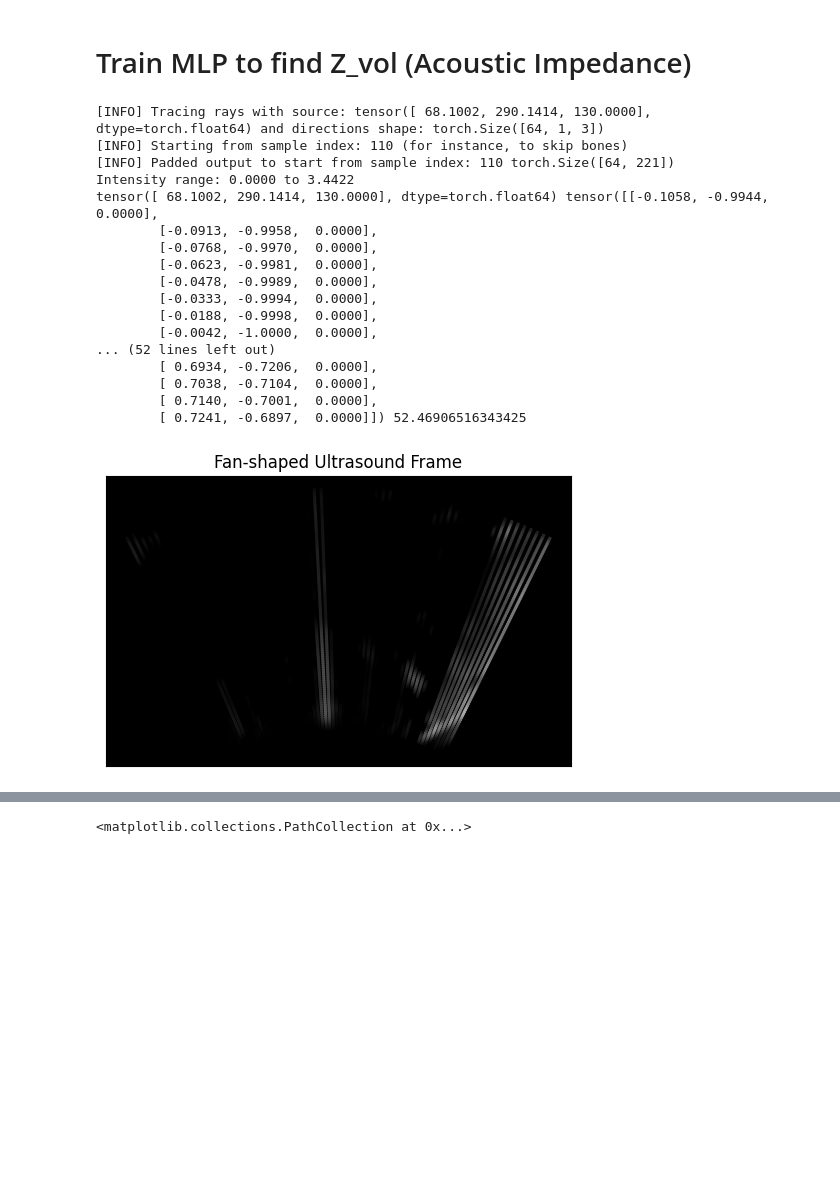
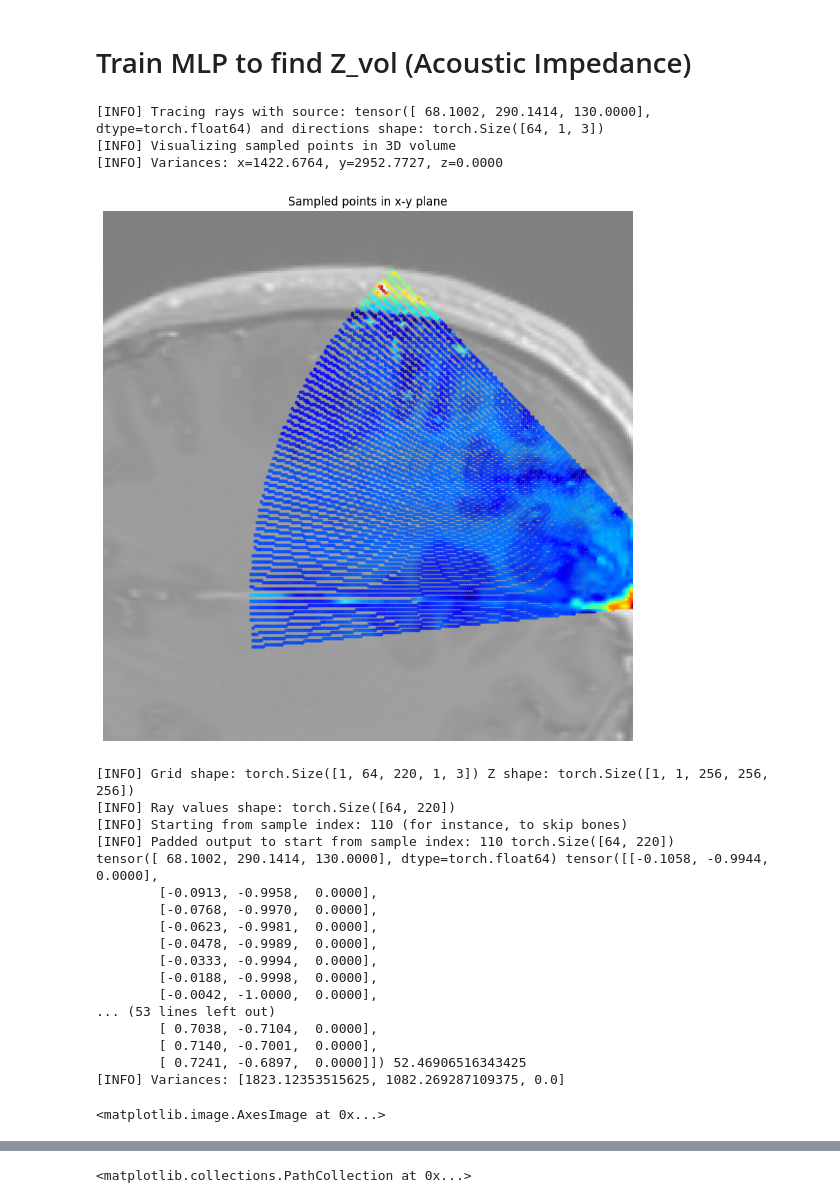
Before and after one commit to gduguey/DiffUS, a Jupyter notebook: notebooks/[DEMO] Train MRI to Impedance MLP.ipynb, the cells around one changed output, grey strips where cells are left out. Drawn from its saved outputs; the diff is of its cells as text; code cells hidden in the pictures; blank space fills up the shorter version.

```diff
--- a/notebooks/[DEMO] Train MRI to Impedance MLP.ipynb
+++ b/notebooks/[DEMO] Train MRI to Impedance MLP.ipynb
@@ -180,22 +157,24 @@ plt.show()
 # %%
 # Let's check the RENDERER
 UR = UltrasoundRenderer(250, 0.0001)
-x,z,intensities = UR.plot_beam_frame(
-    torch.tensor(T1_vol),
-    source=source,
-    directions=directions,
+directions = generate_cone_directions(direction_mri_world, opening_angle, n_rays=100)
+
+x,y,z,intensities = UR.plot_beam_frame(
+    torch.tensor(Z_vol),
+    source=torch.tensor([290.14141648,68.10015069,130.]),
+    directions=torch.tensor(directions[:,[1,0,2]]),
     angle=np.degrees(opening_angle)/2,
     start=d1,
     plot=False
 )
 
-x_rot, z_rot = rotate_around_apex(x,
-                                  z,
-                                  apex=apex_mri_world[:2],
-                                  median=[-0.3,-0.9])
-final_image = differentiable_splat(torch.tensor(x_rot),
-                                   torch.tensor(z_rot),
-                                   torch.tensor(intensities), H=256, W=256, sigma=0.5)
+final_image = differentiable_splat(x,
+                                   y,
+                                   z,
+                                   intensities,
+                                   H=256,
+                                   W=256,
+                                   sigma=0.5)
 
 fig, axs = plt.subplots(1, 3, figsize=(12, 6))
 
@@ -209,8 +188,9 @@ axs[1].imshow(mask_segment_us, cmap='Reds', alpha=0.3, origin='lower')
 axs[1].set_title("US slice with cone segment overlay")
 axs[1].axis('off')
 
-axs[2].imshow(final_image, cmap='gray', origin='lower', vmin=-0.002)
+axs[2].imshow(final_image.T, cmap='gray', origin='lower')
 axs[2].set_title("Sampeld Ultrasound Image")
+axs[2].axis('off')
 
 plt.title("Rendered Ultrasound Image")
 # %% [output]
@@ -396,48 +263,61 @@ def generate_cone_directions(direction_mri_world, opening_angle, n_rays):
     Generate a fan of directions centered on direction_mri_world,
     spanning opening_angle (in radians), in the (x, y) plane (z=0).
     Returns: (n_rays, 3) tensor
     """
     # Normalize the median direction
     d = np.array(direction_mri_world[:2])
     d = d / np.linalg.norm(d)
     # Orthogonal vector in-plane
     ortho = np.array([-d[1], d[0]])
     # Angles from -half to +half opening
     angles = np.linspace(-opening_angle/2, opening_angle/2, n_rays)
     directions = []
     for a in angles:
         v = np.cos(a) * d + np.sin(a) * ortho
         directions.append([v[0], v[1], 0.0])
     return torch.tensor(directions, dtype=torch.float32)
 
 directions = generate_cone_directions(direction_mri_world, opening_angle, n_rays)
 # Z_vol_base = model_one.forward(torch.tensor(T1_vol))
-synth_us, _ = renderer.plot_beam_frame(
+x,y,z, intensities = renderer.plot_beam_frame(
             volume=torch.tensor(T1_vol),
             source=source,
             directions=directions,
             angle=np.degrees(opening_angle)/2,
             plot=True,
             artifacts=False,
             start=d1
         )
 print(source, directions, np.degrees(opening_angle))
+output = differentiable_splat(x,
+                     y,
+                     z,
+                     intensities,
+                     H=256,
+                     W=256,
+                     sigma=1)
+
+plt.imshow(output.T, cmap='gray', origin='lower')
 # %% [output]
 [INFO] Tracing rays with source: tensor([ 68.1002, 290.1414, 130.0000], dtype=torch.float64) and directions shape: torch.Size([64, 1, 3])
-[INFO] Starting from sample index: 110 (for instance, to skip bones)
-[INFO] Padded output to start from sample index: 110 torch.Size([64, 221])
-Intensity range: 0.0000 to 3.4422
-tensor([ 68.1002, 290.1414, 130.0000], dtype=torch.float64) tensor([[-0.1058, -0.9944,  0.0000],
-        [-0.0913, -0.9958,  0.0000],
-        [-0.0768, -0.9970,  0.0000],
-        [-0.0623, -0.9981,  0.0000],
-        [-0.0478, -0.9989,  0.0000],
-        [-0.0333, -0.9994,  0.0000],
-        [-0.0188, -0.9998,  0.0000],
-        [-0.0042, -1.0000,  0.0000],
-... (52 lines left out)
-        [ 0.6934, -0.7206,  0.0000],
-        [ 0.7038, -0.7104,  0.0000],
-        [ 0.7140, -0.7001,  0.0000],
-        [ 0.7241, -0.6897,  0.0000]]) 52.46906516343425
+[INFO] Visualizing sampled points in 3D volume
+[INFO] Variances: x=1422.6764, y=2952.7727, z=0.0000
-[figure, old version]
+[figure, new version]
+[INFO] Grid shape: torch.Size([1, 64, 220, 1, 3]) Z shape: torch.Size([1, 1, 256, 256, 256])
+[INFO] Ray values shape: torch.Size([64, 220])
+[INFO] Starting from sample index: 110 (for instance, to skip bones)
+[INFO] Padded output to start from sample index: 110 torch.Size([64, 220])
+tensor([ 68.1002, 290.1414, 130.0000], dtype=torch.float64) tensor([[-0.1058, -0.9944,  0.0000],
+        [-0.0913, -0.9958,  0.0000],
+        [-0.0768, -0.9970,  0.0000],
+        [-0.0623, -0.9981,  0.0000],
+        [-0.0478, -0.9989,  0.0000],
+        [-0.0333, -0.9994,  0.0000],
+        [-0.0188, -0.9998,  0.0000],
+        [-0.0042, -1.0000,  0.0000],
+... (53 lines left out)
+        [ 0.7038, -0.7104,  0.0000],
+        [ 0.7140, -0.7001,  0.0000],
+        [ 0.7241, -0.6897,  0.0000]]) 52.46906516343425
+[INFO] Variances: [1823.12353515625, 1082.269287109375, 0.0]
+<matplotlib.image.AxesImage at 0x...>
```
Also changed, not shown: parts of 14 cells of this notebook, 24 other files.
